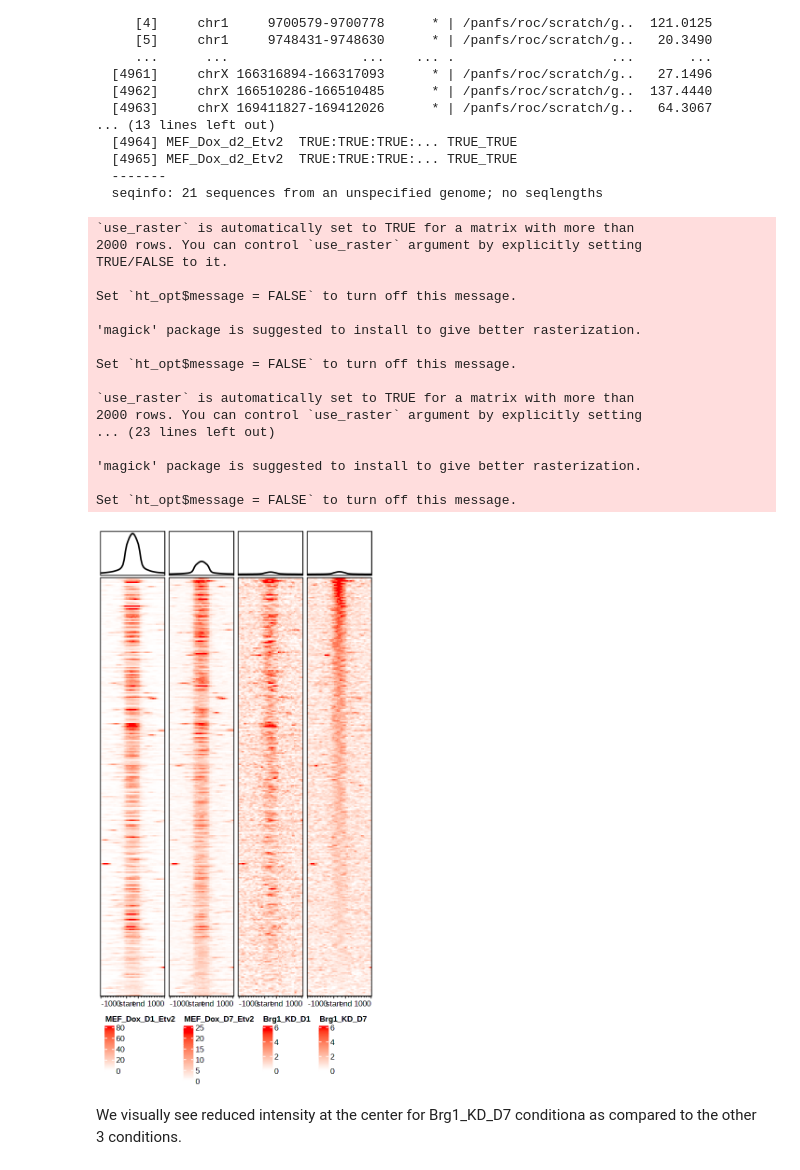
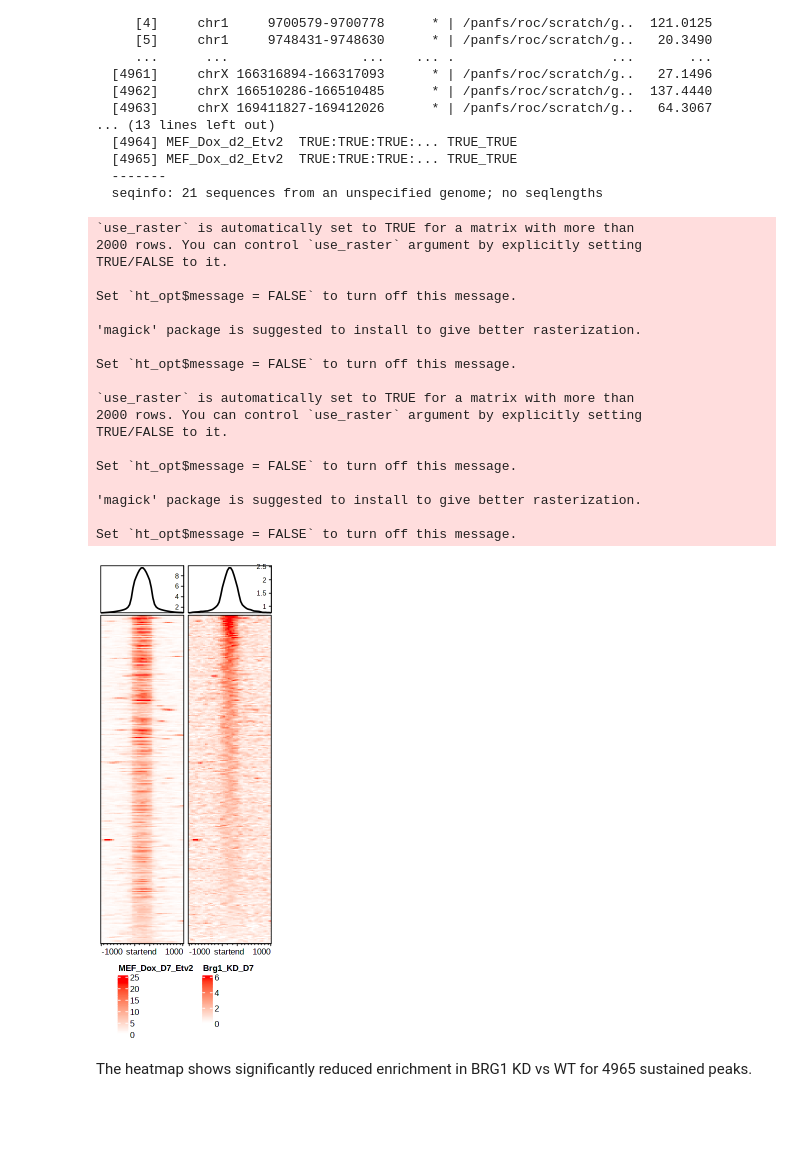
Before and after one commit to gongx030/Etv2_pioneer, a Jupyter notebook: Brg1_KD_ChIP_data_Enriched_Heatmap_at_Etv2_Binding_Sites.ipynb, the cells around one changed output. Saved outputs shown, nothing was run; the diff lists cells and outputs as text; code cells hidden in the pictures; blank space fills up the shorter version.

```diff
--- a/Brg1_KD_ChIP_data_Enriched_Heatmap_at_Etv2_Binding_Sites.ipynb
+++ b/Brg1_KD_ChIP_data_Enriched_Heatmap_at_Etv2_Binding_Sites.ipynb
@@ -265,9 +191,7 @@ GRanges object with 162010 ranges and 4 metadata columns:
 ## Download related `pileup` and `fold enrichment` bigwig files
 # %%
 bw_files <- c(
-	'MEF_Dox_D1_Etv2' 									= 'https://s3.msi.umn.edu/gongx030/datasets/dataset=Etv2PioneerChIPseq_version=20191203a/MEF_Dox_d1_Etv2_FE.bw',
 	'MEF_Dox_D7_Etv2' 									= 'https://s3.msi.umn.edu/gongx030/datasets/dataset=Etv2PioneerChIPseq_version=20191203a/MEF_Dox_d7_Etv2_FE.bw',
-	'Brg1_KD_D1' 										= 'https://s3.msi.umn.edu/dsouz072/datasets/dataset=Etv2_PioneerFactor_Manuscript/Brg1_KD_D1_Etv2_Repeat.dedup_FE_sorted.bw',
 	'Brg1_KD_D7' 										= 'https://s3.msi.umn.edu/dsouz072/datasets/dataset=Etv2_PioneerFactor_Manuscript/Brg1_KD_D7_Etv2_Repeat.dedup_FE_sorted.bw'
 )
 # %%
@@ -487,46 +411,47 @@ sp <- sp[sp == 'TRUE_TRUE']
 ta <- HeatmapAnnotation(
   enriched = anno_enriched(
     gp = gpar(lty = 1, lwd = 2, col = 1:nlevels(sp)),
-    axis_param = list(facing = 'inside', at = -1000),
-        ylim = c(0, 30)
+    axis_param = list(facing = 'inside')
   )
 )
 h <- EnrichedHeatmap(
-  mat_sub[['MEF_Dox_D1_Etv2']][i, ],
-  col = col_fun[['MEF_Dox_D1_Etv2']],
-  name = 'MEF_Dox_D1_Etv2',
+  mat_sub[['MEF_Dox_D7_Etv2']][i, ],
+  col = col_fun[['MEF_Dox_D7_Etv2']],
+  name = 'MEF_Dox_D7_Etv2',
   top_annotation = ta,
   pos_line = FALSE
 )
 ss <- c(
-  'MEF_Dox_D7_Etv2', 'Brg1_KD_D1', 'Brg1_KD_D7'
+  'Brg1_KD_D7'
 )
 for (s in ss[ss %in% names(bw_files)]){
   h <- h + EnrichedHeatmap(mat_sub[[s]][i, ], col = col_fun[[s]], name = s, top_annotation = ta, pos_line = FALSE)
 }
-options(repr.plot.width = 5, repr.plot.height = 10)
+options(repr.plot.width = 3, repr.plot.height = 8)
 draw(h, heatmap_legend_side = 'bottom', row_order = order(enriched_score(mat_sub[['Brg1_KD_D7']]), decreasing = TRUE))
 # %% [output]
 `use_raster` is automatically set to TRUE for a matrix with more than
 2000 rows. You can control `use_raster` argument by explicitly setting
 TRUE/FALSE to it.
 
 Set `ht_opt$message = FALSE` to turn off this message.
 
 'magick' package is suggested to install to give better rasterization.
 
 Set `ht_opt$message = FALSE` to turn off this message.
 
 `use_raster` is automatically set to TRUE for a matrix with more than
 2000 rows. You can control `use_raster` argument by explicitly setting
-... (23 lines left out)
+TRUE/FALSE to it.
+
+Set `ht_opt$message = FALSE` to turn off this message.
 
 'magick' package is suggested to install to give better rasterization.
 
 Set `ht_opt$message = FALSE` to turn off this message.
-[figure, old version]
+[figure, new version]
-# %% [markdown]
-We visually see reduced intensity at the center for Brg1_KD_D7 conditiona as compared to the other 3 conditions.
+# %% [markdown]
+The heatmap shows significantly reduced enrichment in BRG1 KD vs WT for 4965 sustained peaks.
 # %%
 sessionInfo()
 # %% [output]
```
Also changed, not shown: parts of 6 cells of this notebook.
